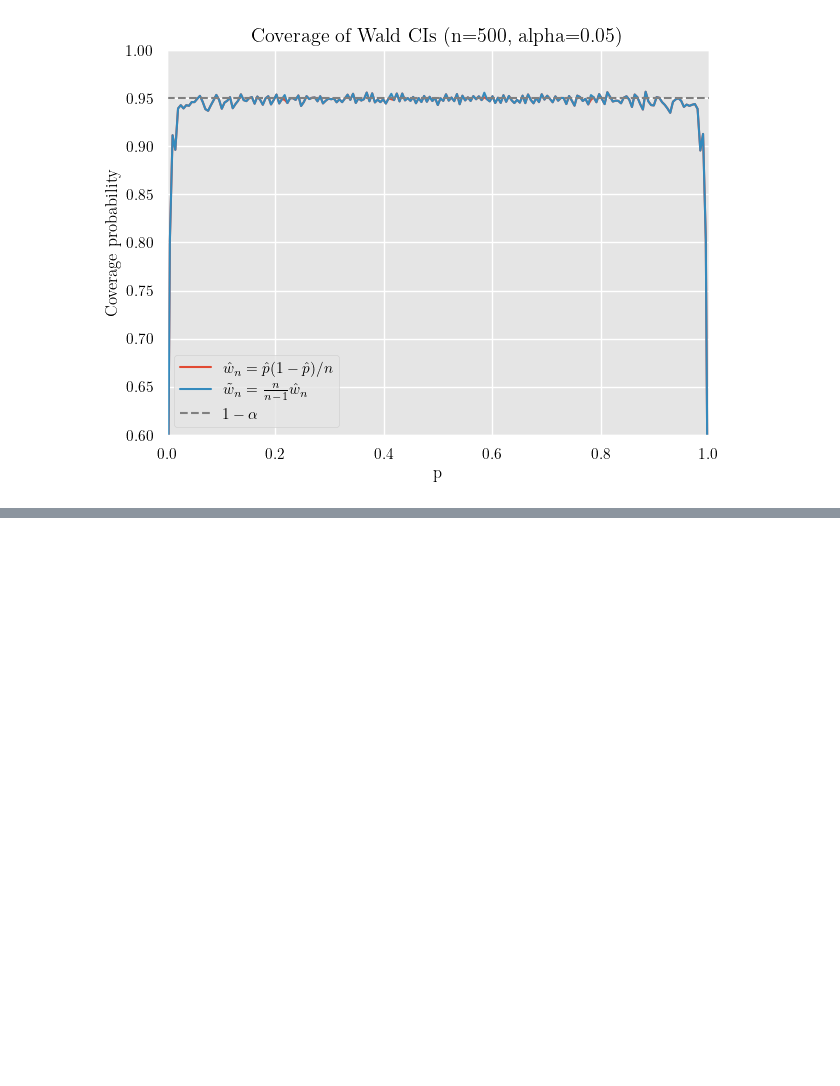
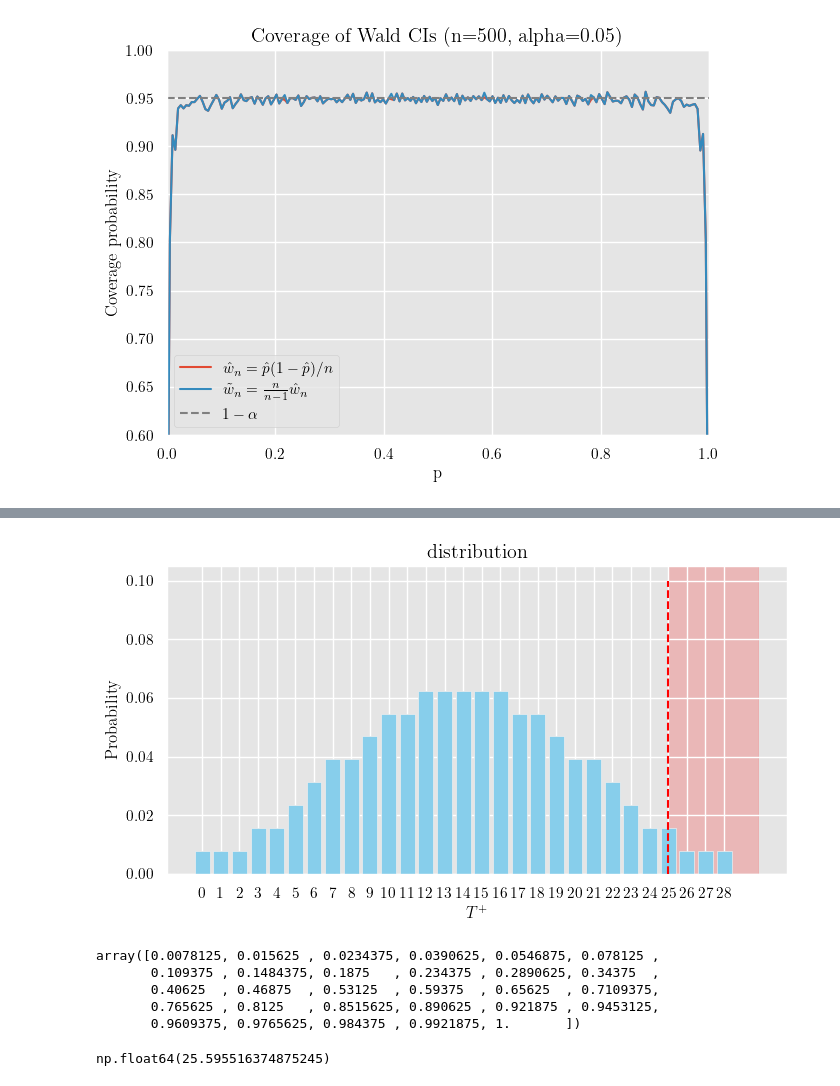
Before and after one commit to TakedaKatsuji/shioru, a Jupyter notebook: jupyters/grade1_1/2013.ipynb, the cells around one changed output, grey strips where cells are left out. Cells and saved outputs as stored; diff of their text form; code cells hidden in the pictures; blank space fills up the shorter version.

```diff
--- a/jupyters/grade1_1/2013.ipynb
+++ b/jupyters/grade1_1/2013.ipynb
@@ -348,0 +352,5 @@ ani.save(save_dir.joinpath("wald_coverage_n.gif"), writer=PillowWriter(fps=10))
+# %%
+n = 7
+ranks = np.arange(1, n+1)
+probs = (1/2)**7
+ranks * probs
@@ -348,0 +468,34 @@ ani.save(save_dir.joinpath("wald_coverage_n.gif"), writer=PillowWriter(fps=10))
+# %%
+plt.figure(figsize=(8, 4))
+ax = plt.gca()
+
+# bar
+ax.bar(*zip(*plot_values), color="skyblue", zorder=2)
+
+# 背景をvlineの右側だけ薄赤に
+xmax = ax.get_xlim()[1]
+ax.axvspan(25, xmax, color="red", alpha=0.2, zorder=0)
+
+# vline
+ax.vlines(25, 0, 0.1, colors="red", linestyles="--", label="c", zorder=3)
+
+ax.set_xlabel(r"$T^+$")
+ax.set_ylabel("Probability")
+ax.set_title("distribution")
+ax.set_xticks(np.arange(0, 29, 1))
+plt.savefig(save_dir.joinpath("t_plus_prob.png"), dpi=300, facecolor="white")
+plt.show()
+# %% [output]
+[figure, added]
+# %%
+ps[::-1].cumsum()
+# %% [output]
+array([0.0078125, 0.015625 , 0.0234375, 0.0390625, 0.0546875, 0.078125 ,
+       0.109375 , 0.1484375, 0.1875   , 0.234375 , 0.2890625, 0.34375  ,
+       0.40625  , 0.46875  , 0.53125  , 0.59375  , 0.65625  , 0.7109375,
+       0.765625 , 0.8125   , 0.8515625, 0.890625 , 0.921875 , 0.9453125,
+       0.9609375, 0.9765625, 0.984375 , 0.9921875, 1.       ])
+# %%
+1.96 * np.sqrt(35) + 14
+# %% [output]
+np.float64(25.595516374875245)
```
Also changed, not shown: parts of 13 cells of this notebook, 5 other files.
